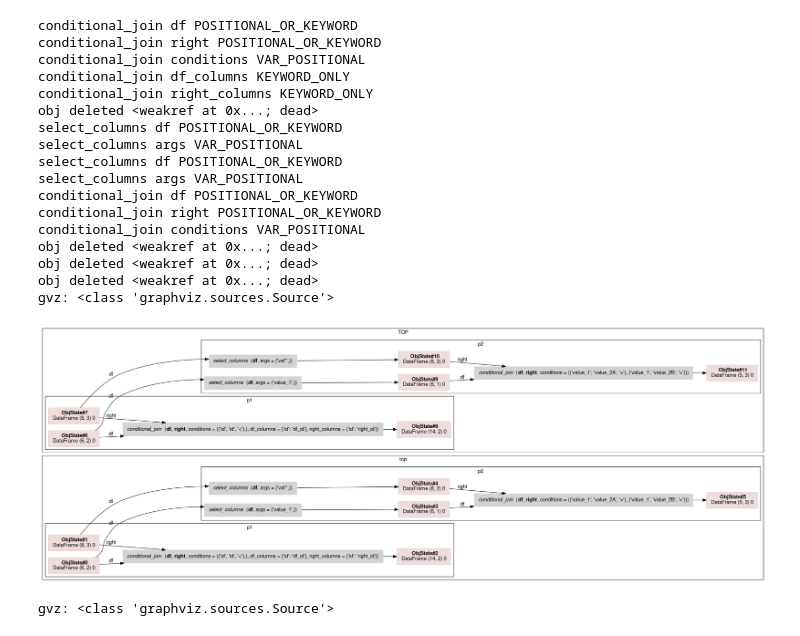
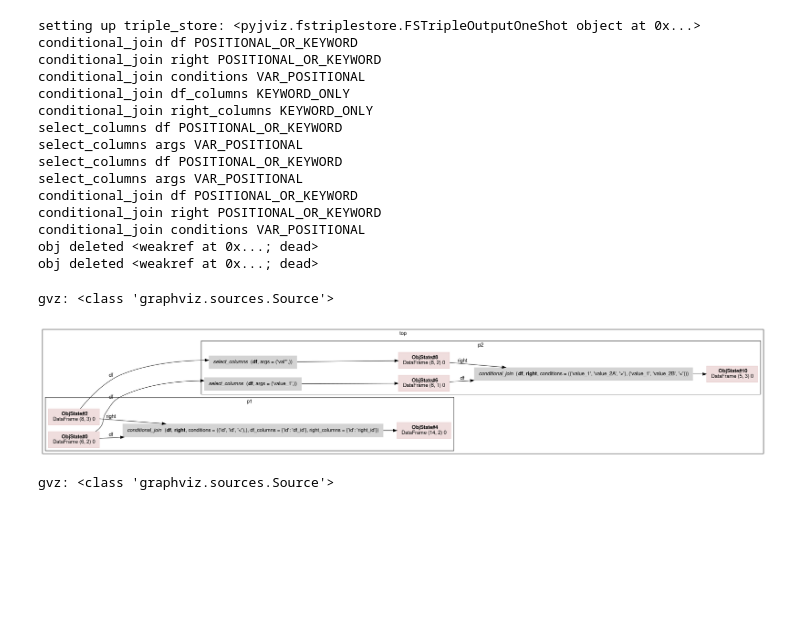
Before and after one commit to pyjanitor-devs/pyjviz, a Jupyter notebook: examples/notebooks/conditional-join-w-cmp.ipynb, the cells around one changed output. Cells and saved outputs as stored; diff of their text form; code cells hidden in the pictures; blank space fills up the shorter version.

```diff
--- a/examples/notebooks/conditional-join-w-cmp.ipynb
+++ b/examples/notebooks/conditional-join-w-cmp.ipynb
@@ -8,38 +8,37 @@ df2 = pd.DataFrame({'id': [1,1,1,1,2,2,2,3],
                         'value_2A': [0,3,7,12,0,2,3,1],
                         'value_2B': [1,5,9,15,1,4,6,3]})
 
 #if 1:
-with pyjviz.CB("TOP") as C:
+with pyjviz.CB("top") as C:
     with pyjviz.CB("p1") as p1:
         res1 = df1.conditional_join(df2,('id', 'id', "<"),
                                     df_columns = {'id':'df_id'},
                                     right_columns = {'id':'right_id'})
 
     with pyjviz.CB("p2"):
         res2 = df1.select_columns('value_1').conditional_join(
                                     df2.select_columns('val*'),
                                     ('value_1', 'value_2A', '>'),
                                     ('value_1', 'value_2B', '<'))
 pyjviz.show()
 # %% [output]
+setting up triple_store: <pyjviz.fstriplestore.FSTripleOutputOneShot object at 0x...>
 conditional_join df POSITIONAL_OR_KEYWORD
 conditional_join right POSITIONAL_OR_KEYWORD
 conditional_join conditions VAR_POSITIONAL
 conditional_join df_columns KEYWORD_ONLY
 conditional_join right_columns KEYWORD_ONLY
-obj deleted <weakref at 0x...; dead>
 select_columns df POSITIONAL_OR_KEYWORD
 select_columns args VAR_POSITIONAL
 select_columns df POSITIONAL_OR_KEYWORD
 select_columns args VAR_POSITIONAL
 conditional_join df POSITIONAL_OR_KEYWORD
 conditional_join right POSITIONAL_OR_KEYWORD
 conditional_join conditions VAR_POSITIONAL
 obj deleted <weakref at 0x...; dead>
 obj deleted <weakref at 0x...; dead>
-obj deleted <weakref at 0x...; dead>
-gvz: <class 'graphviz.sources.Source'>
+gvz: <class 'graphviz.sources.Source'>
-[figure, old version]
+[figure, new version]
 # %%
 #print(pyjviz.triple_store.out_fd.getvalue()[:200])
 pyjviz.show(vertical=True)
```
Also changed, not shown: 5 other files.
